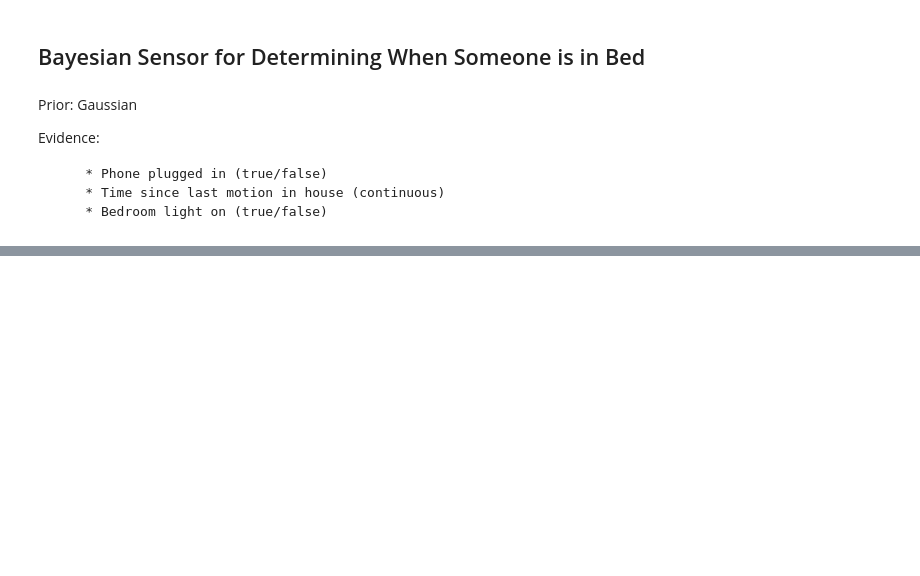
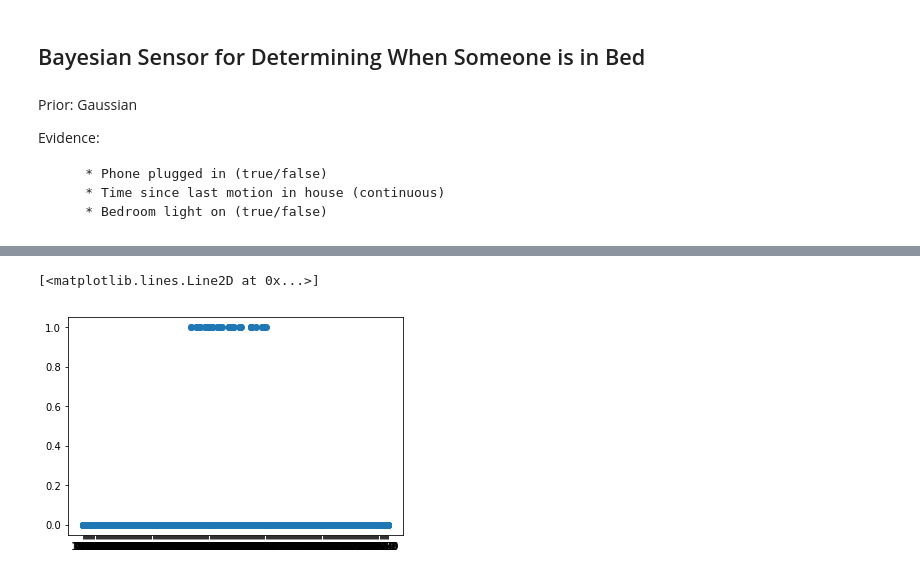
Before and after one commit to WillKoehrsen/eecs-491, a Jupyter notebook: assign/assign_1/assign_1.ipynb, the cells around one changed output, grey strips where cells are left out. Saved outputs shown, nothing was run; the diff lists cells and outputs as text; code cells hidden in the pictures; blank space fills up the shorter version.

```diff
--- a/assign/assign_1/assign_1.ipynb
+++ b/assign/assign_1/assign_1.ipynb
@@ -74,0 +103,5 @@ array([  95.12846079,  326.69070463,  229.64493085,  205.06963438,
+# %%
+for time in sleep_data.index:
+    for sleep_time in data['Sleep_time']:
+        if time == sleep_time:
+            sleep_data.ix[time, 'indicator'] = 1
@@ -74,0 +112,9 @@ array([  95.12846079,  326.69070463,  229.64493085,  205.06963438,
+# %%
+wake_index=pd.date_range(start=min(data.index), end=max(data.index), freq='60S')
+wake_index = [time for time in wake_index if (time.hour <= 8) & (time.hour >= 4)]
+wake_data = pd.DataFrame(0, columns=['indicator'], index=wake_index)
+# %%
+for time in wake_data.index:
+    for wake_time in data['Wake_time']:
+        if time == wake_time:
+            wake_data.ix[time, 'indicator'] = 1
@@ -74,0 +125,2 @@ array([  95.12846079,  326.69070463,  229.64493085,  205.06963438,
+# %%
+sleep_data['hours_min'] = ['%d-%d' % (time.hour, time.minute) for time in sleep_data.index]
@@ -74,0 +138,5 @@ array([  95.12846079,  326.69070463,  229.64493085,  205.06963438,
+# %%
+plt.plot(sleep_data['hours_min'], sleep_data['indicator'], 'o')
+# %% [output]
+[<matplotlib.lines.Line2D at 0x...>]
+[figure, added]
```
Also changed, not shown: parts of 13 cells of this notebook, 1 other file.
